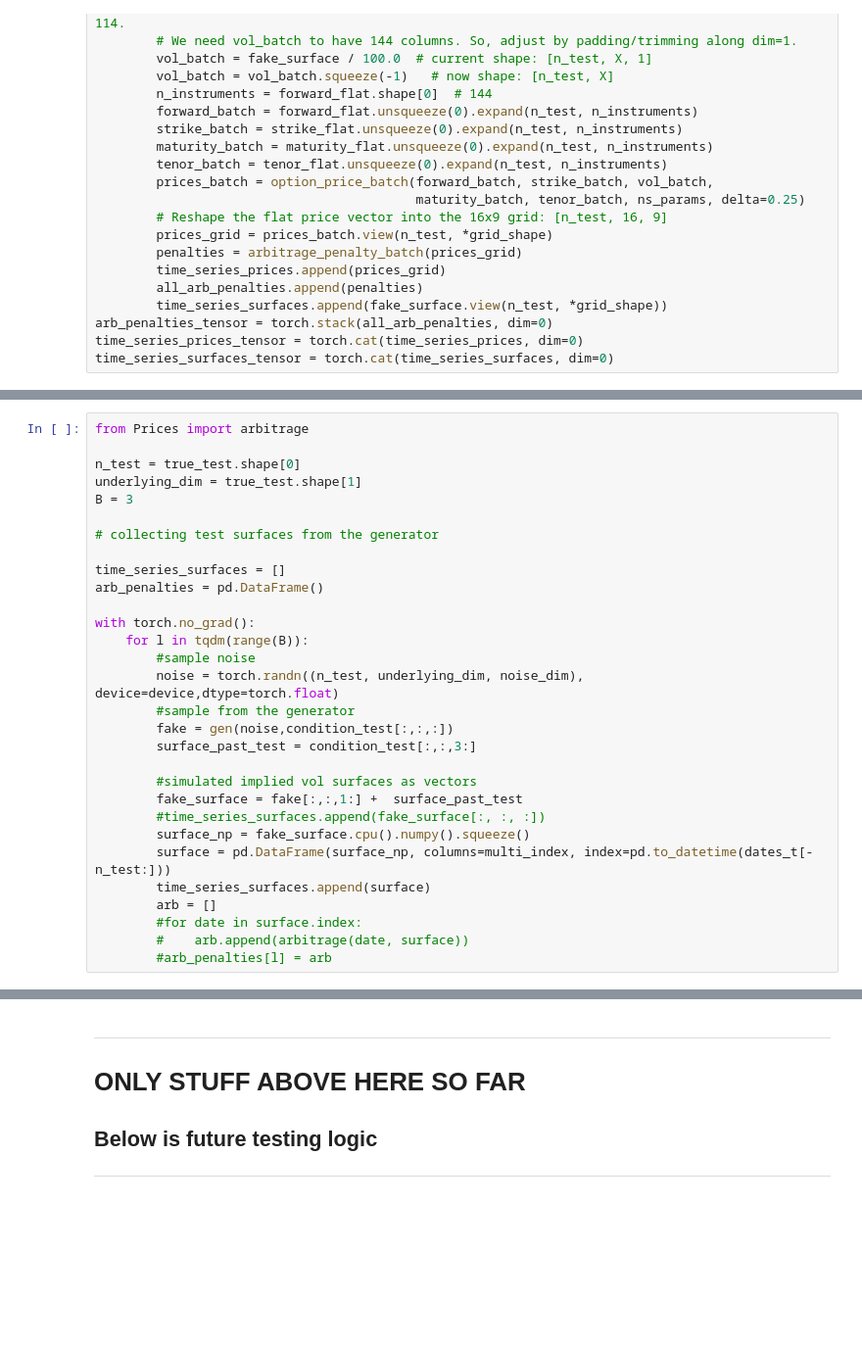
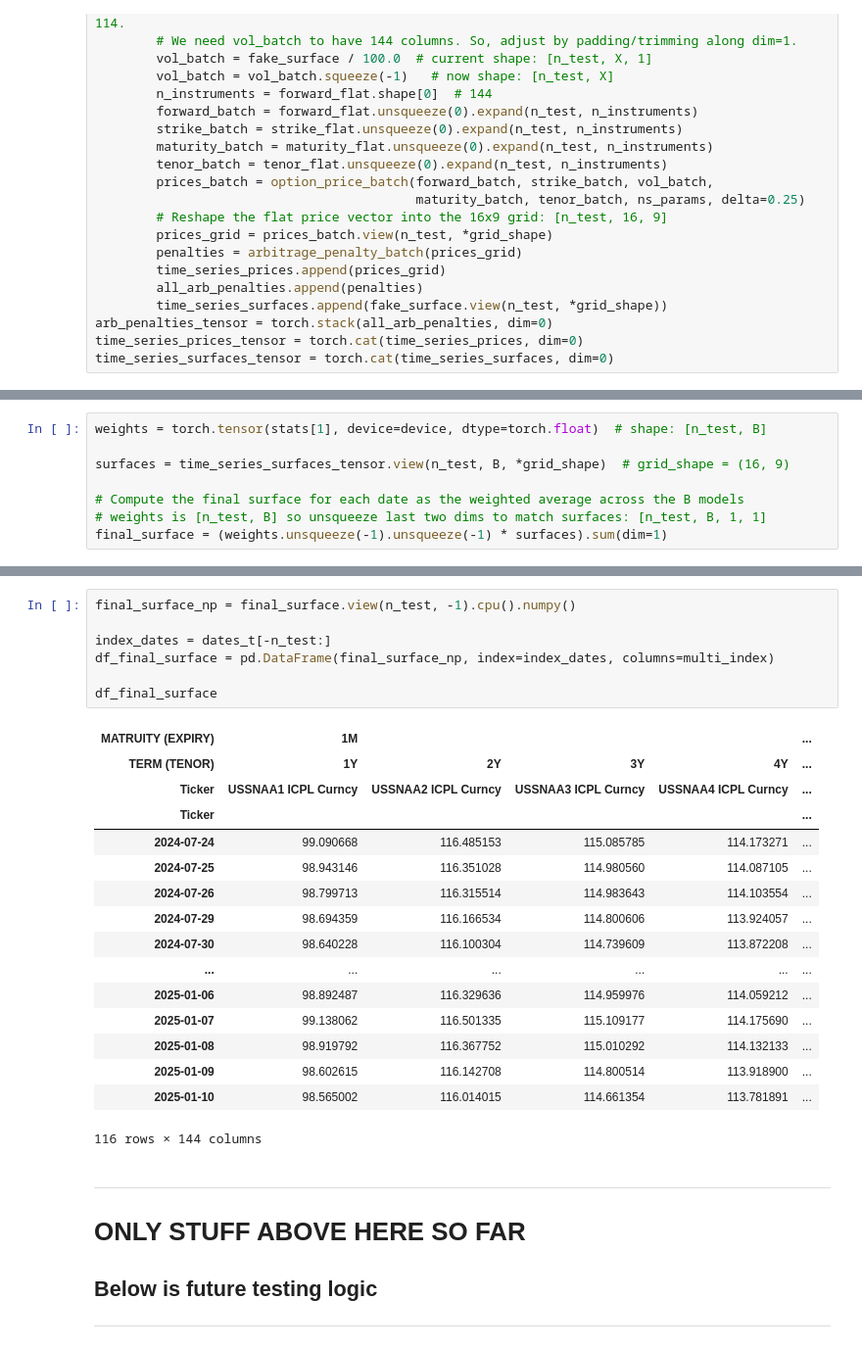
Before and after one commit to ekopen/VolGAN, a Jupyter notebook: reweighting_main.ipynb, the cells around one changed output, grey strips where cells are left out. Shown: that part at 98% size. Saved outputs shown, nothing was run; the diff lists cells and outputs as text; blank space fills up the shorter version.

```diff
--- a/reweighting_main.ipynb
+++ b/reweighting_main.ipynb
@@ -206,30 +316,0 @@ Mean median before  0.4676806  and median of means 0.46768057346343994
-# %%
-from Prices import arbitrage
-
-n_test = true_test.shape[0]
-underlying_dim = true_test.shape[1]
-B = 3
-
-# collecting test surfaces from the generator
-
-time_series_surfaces = []
-arb_penalties = pd.DataFrame()
-
-with torch.no_grad():
-    for l in tqdm(range(B)):
-        #sample noise
-        noise = torch.randn((n_test, underlying_dim, noise_dim), device=device,dtype=torch.float)
-        #sample from the generator
-        fake = gen(noise,condition_test[:,:,:])
-        surface_past_test = condition_test[:,:,3:]
-
-        #simulated implied vol surfaces as vectors
-        fake_surface = fake[:,:,1:] +  surface_past_test
-        #time_series_surfaces.append(fake_surface[:, :, :])
-        surface_np = fake_surface.cpu().numpy().squeeze()
-        surface = pd.DataFrame(surface_np, columns=multi_index, index=pd.to_datetime(dates_t[-n_test:]))
-        time_series_surfaces.append(surface)
-        arb = []
-        #for date in surface.index:
-        #    arb.append(arbitrage(date, surface))
-        #arb_penalties[l] = arb
@@ -259 +317,9 @@ FrozenList([['10Y', '15Y', '18M', '1M', '1Y', '20Y', '25Y', '2Y', '30Y', '3M', '
+# %%
+weights = torch.tensor(stats[1], device=device, dtype=torch.float)  # shape: [n_test, B]
+
+surfaces = time_series_surfaces_tensor.view(n_test, B, *grid_shape)  # grid_shape = (16, 9)
+
+# Compute the final surface for each date as the weighted average across the B models
+# weights is [n_test, B] so unsqueeze last two dims to match surfaces: [n_test, B, 1, 1]
+final_surface = (weights.unsqueeze(-1).unsqueeze(-1) * surfaces).sum(dim=1)
 # %%
@@ -312,3 +329,27 @@ surface
+# %%
+final_surface_np = final_surface.view(n_test, -1).cpu().numpy()
+
+index_dates = dates_t[-n_test:]
+df_final_surface = pd.DataFrame(final_surface_np, index=index_dates, columns=multi_index)
+
+df_final_surface
+# %% [output]
+| MATRUITY (EXPIRY) | 1M |  |  |  | ... |
+| TERM (TENOR) | 1Y | 2Y | 3Y | 4Y | ... |
+| Ticker | USSNAA1 ICPL Curncy | USSNAA2 ICPL Curncy | USSNAA3 ICPL Curncy | USSNAA4 ICPL Curncy | ... |
+| Ticker |  |  |  |  | ... |
+| 2024-07-24 | 99.090668 | 116.485153 | 115.085785 | 114.173271 | ... |
+| 2024-07-25 | 98.943146 | 116.351028 | 114.980560 | 114.087105 | ... |
+| 2024-07-26 | 98.799713 | 116.315514 | 114.983643 | 114.103554 | ... |
+| 2024-07-29 | 98.694359 | 116.166534 | 114.800606 | 113.924057 | ... |
+| 2024-07-30 | 98.640228 | 116.100304 | 114.739609 | 113.872208 | ... |
+| ... | ... | ... | ... | ... | ... |
+| 2025-01-06 | 98.892487 | 116.329636 | 114.959976 | 114.059212 | ... |
+| 2025-01-07 | 99.138062 | 116.501335 | 115.109177 | 114.175690 | ... |
+| 2025-01-08 | 98.919792 | 116.367752 | 115.010292 | 114.132133 | ... |
+| 2025-01-09 | 98.602615 | 116.142708 | 114.800514 | 113.918900 | ... |
+| 2025-01-10 | 98.565002 | 116.014015 | 114.661354 | 113.781891 | ... |
+116 rows × 144 columns
 # %% [markdown]
 ---------------------------------------------
 # ONLY STUFF ABOVE HERE SO FAR
```
Also changed, not shown: parts of 22 cells of this notebook.
